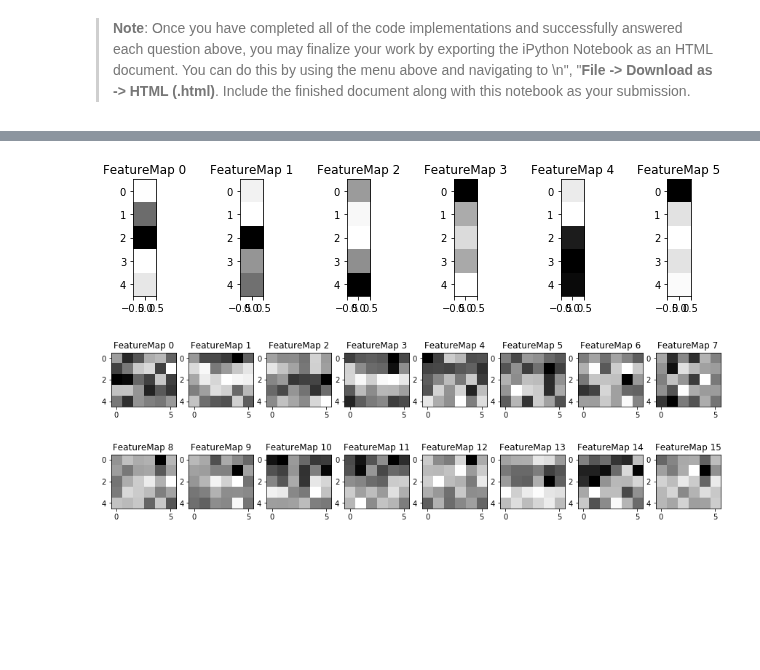
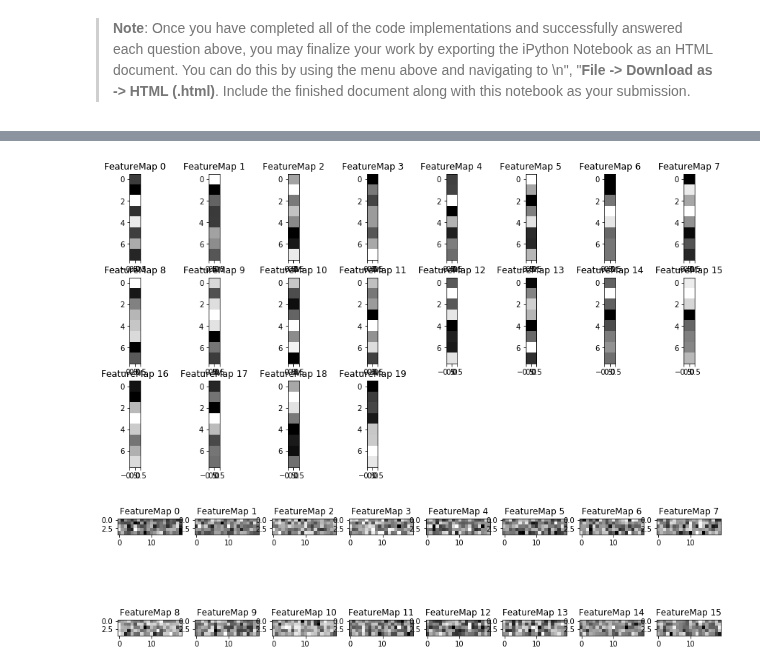
Before and after one commit to mccorby/Course-SDC, a Jupyter notebook: Term1/CarND-Traffic-Sign-Classifier-Project/Traffic_Sign_Classifier.ipynb, the cells around one changed output, grey strips where cells are left out. Drawn from its saved outputs; the diff is of its cells as text; code cells hidden in the pictures; blank space fills up the shorter version.

```diff
--- a/Term1/CarND-Traffic-Sign-Classifier-Project/Traffic_Sign_Classifier.ipynb
+++ b/Term1/CarND-Traffic-Sign-Classifier-Project/Traffic_Sign_Classifier.ipynb
@@ -396,9 +343,3 @@ Augmented dataset (140220, 32, 32, 1) (140220,)
-# %%
-# Shuffle and split the dataset before training
-X_train, y_train = shuffle(X_train, y_train)
-
-X_train, X_valid, y_train, y_valid = train_test_split(X_train, y_train, stratify=y_train, test_size=0.2,
-                                                      random_state=23)
 # %% [markdown]
 ### Model Architecture
 # %%
@@ -469,13 +416,13 @@ def LeNet(x, n_classes, use_dropout=False, keep_prob=0.7):
     return logits
 # %%
 x = tf.placeholder(tf.float32, (None, 32, 32, 1))
-y = tf.placeholder(tf.int32, (None))
+y = tf.placeholder(tf.int32, None)
 one_hot_y = tf.one_hot(y, n_classes)
 keep_prob = tf.placeholder(tf.float32)
 
 rate = 0.001
 
-logits = LeNet(x, n_classes, use_dropout=False, keep_prob=0.7)
+logits = LeNet(x, n_classes, use_dropout=True, keep_prob=keep_prob)
 cross_entropy = tf.nn.softmax_cross_entropy_with_logits(labels=one_hot_y, logits=logits)
 loss_operation = tf.reduce_mean(cross_entropy)
 optimizer = tf.train.AdamOptimizer(learning_rate=rate)
@@ -638,17 +561,2 @@ def predict(images):
 # %% [markdown]
 ### Analyze Performance
-# %%
-### Calculate the accuracy for these 5 new images.
-### For example, if the model predicted 1 out of 5 signs correctly, it's 20% accurate on these new images.
-
-predictions = predict(images)
-for pred in predictions:
-    print('{} - {}'.format(pred, sign_names[pred]))
-
-plt.figure(figsize=(12, 8))
-for i in range(len(original_images)):
-    plt.subplot(3, 4, i + 1)
-    plt.imshow(original_images[i])
-    plt.title(sign_names[predictions[i]])
-    plt.axis('off')
-plt.show()
@@ -741,0 +620,10 @@ show_images_top_predictions(original_images)
+# %%
+# Calculate the accuracy for the unseen images
+# Output Top 5 Softmax Probabilities For Each Image
+TOP_K = 5
+with tf.Session() as sess:
+    saver.restore(sess, SAVE_FILENAME)
+    predictions = sess.run(tf.nn.softmax(logits), feed_dict={x: processed_original_images, keep_prob: 1.0})
+    top_k = sess.run(tf.nn.top_k(predictions, TOP_K))
+
+[print(prob) for prob in top_k[:5]]
@@ -801,17 +712,17 @@ def outputFeatureMap(sess, image_input, tf_activation, activation_min=-1, activa
 # %%
 tf.reset_default_graph()
 with tf.variable_scope('conv1', reuse=True):
-    layer1 = tf.Variable(tf.truncated_normal(shape=(5, 5, 1, 6), mean=0., stddev=0.1), name='weights')
+    layer1 = tf.Variable(tf.truncated_normal(shape=(8, 8, 1,20), mean=0., stddev=0.1), name='weights')
 
 with tf.variable_scope('conv2'):
-    layer2 = tf.Variable(tf.truncated_normal(shape=(5, 5, 6, 16), mean=0., stddev=0.1), name='weights')
+    layer2 = tf.Variable(tf.truncated_normal(shape=(5, 5, 20, 16), mean=0., stddev=0.1), name='weights')
 
 saver = tf.train.Saver()
 with tf.Session() as sess:
-    saver.restore(sess, save_filename)
+    saver.restore(sess, SAVE_FILENAME)
 
-    outputFeatureMap(sess, [images[0]], layer1)
-    outputFeatureMap(sess, [images[0]], layer2)
+    outputFeatureMap(sess, [original_images[0]], layer1)
+    outputFeatureMap(sess, [original_images[0]], layer2)
 # %% [output]
-[figure, old version]
+[figure, new version]
-[figure, old version]
+[figure, new version]
```
Also changed, not shown: parts of 24 cells of this notebook, 2 other files.
